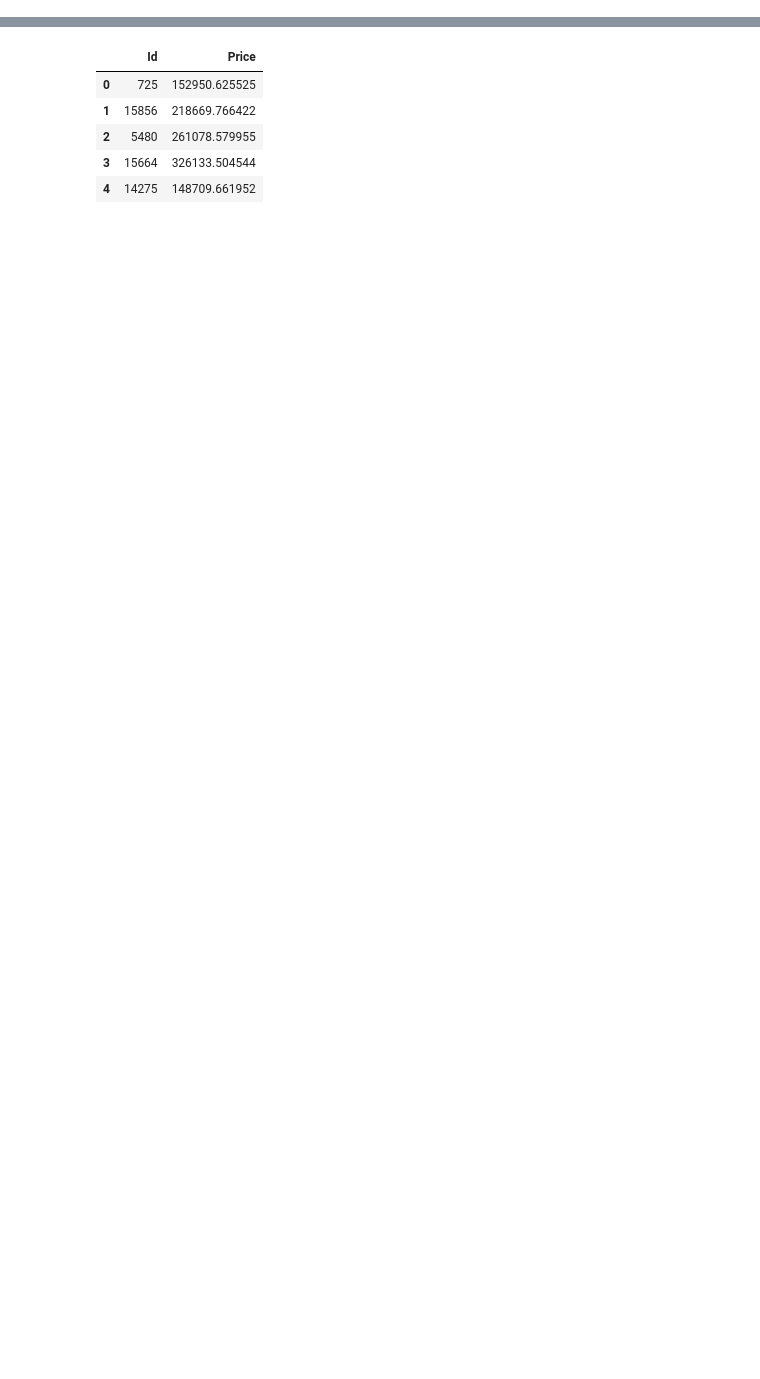
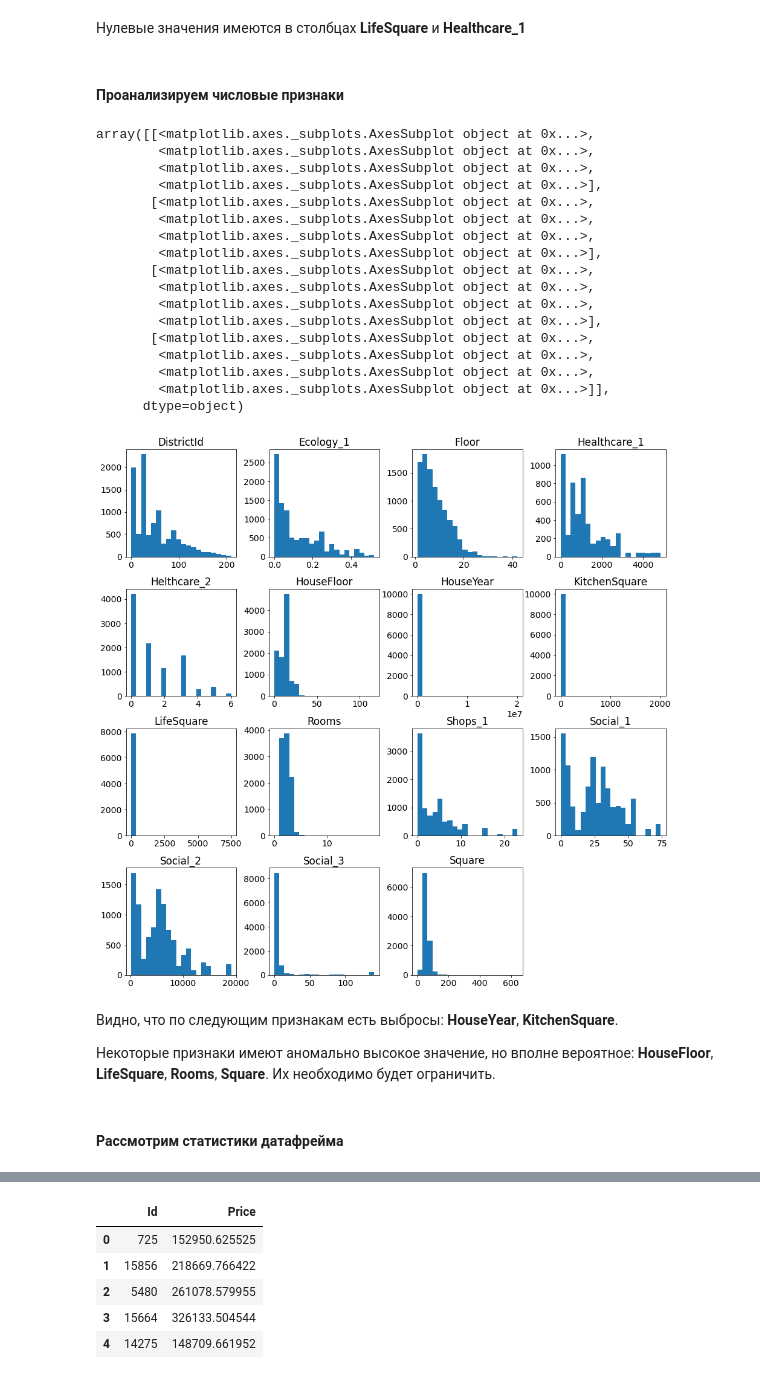
Before and after one commit to albul-k/gb_python_data_science_libs, a Jupyter notebook: course_work.ipynb, the cells around one changed output, grey strips where cells are left out. Saved outputs shown, nothing was run; the diff lists cells and outputs as text; code cells hidden in the pictures; blank space fills up the shorter version.

```diff
--- a/course_work.ipynb
+++ b/course_work.ipynb
@@ -1,24 +3,18 @@
 # %%
 # 1. Основные библиотеки
+import warnings
 import numpy as np
 import pandas as pd
-import pickle   # сохранение модели
 import datetime
 
 import matplotlib
 import matplotlib.pyplot as plt
 import seaborn as sns
-#%matplotlib inline
 
 # 2. Разделение датасета
-from sklearn.model_selection import train_test_split, KFold, GridSearchCV, cross_val_score
+from sklearn.model_selection import train_test_split, KFold, cross_val_score
 
 # 3. Модели
-from sklearn.linear_model import LinearRegression
-from sklearn.tree import DecisionTreeRegressor, plot_tree
-from sklearn.ensemble import RandomForestRegressor, GradientBoostingRegressor
-from sklearn.preprocessing import StandardScaler, MinMaxScaler, RobustScaler
-
 from catboost import CatBoostRegressor
 
 # 4. Метрики качества
@@ -26,3 +22,7 @@ from sklearn.metrics import mean_squared_error as mse, r2_score as r2
 
 # 5. Для визуализации внешних картинок в ноутбуке
 from IPython.display import Image
+
+warnings.filterwarnings('ignore')
+%matplotlib inline
+matplotlib.rcParams.update({'font.size': 14})
@@ -64,0 +142,35 @@ def reduce_mem_usage(df):
+# %% [markdown]
+Нулевые значения имеются в столбцах **LifeSquare** и **Healthcare_1**
+# %% [markdown]
+#### Проанализируем числовые признаки
+# %%
+df_num_features = df.select_dtypes(include=['float32', 'float64', 'int8', 'int16', 'int32'])
+df_num_features.drop(['Price', 'Id'], axis=1, inplace=True)
+# %%
+df_num_features.hist(figsize=(16,16), bins=20, grid=False)
+# %% [output]
+array([[<matplotlib.axes._subplots.AxesSubplot object at 0x...>,
+        <matplotlib.axes._subplots.AxesSubplot object at 0x...>,
+        <matplotlib.axes._subplots.AxesSubplot object at 0x...>,
+        <matplotlib.axes._subplots.AxesSubplot object at 0x...>],
+       [<matplotlib.axes._subplots.AxesSubplot object at 0x...>,
+        <matplotlib.axes._subplots.AxesSubplot object at 0x...>,
+        <matplotlib.axes._subplots.AxesSubplot object at 0x...>,
+        <matplotlib.axes._subplots.AxesSubplot object at 0x...>],
+       [<matplotlib.axes._subplots.AxesSubplot object at 0x...>,
+        <matplotlib.axes._subplots.AxesSubplot object at 0x...>,
+        <matplotlib.axes._subplots.AxesSubplot object at 0x...>,
+        <matplotlib.axes._subplots.AxesSubplot object at 0x...>],
+       [<matplotlib.axes._subplots.AxesSubplot object at 0x...>,
+        <matplotlib.axes._subplots.AxesSubplot object at 0x...>,
+        <matplotlib.axes._subplots.AxesSubplot object at 0x...>,
+        <matplotlib.axes._subplots.AxesSubplot object at 0x...>]],
+      dtype=object)
+[figure, added]
+# %% [markdown]
+Видно, что по следующим признакам есть выбросы: **HouseYear**, **KitchenSquare**.
+
+Некоторые признаки имеют аномально высокое значение, но вполне вероятное: **HouseFloor**, **LifeSquare**, **Rooms**, **Square**.
+Их необходимо будет ограничить.
+# %% [markdown]
+#### Рассмотрим статистики датафрейма
```
Also changed, not shown: parts of 42 cells of this notebook.
